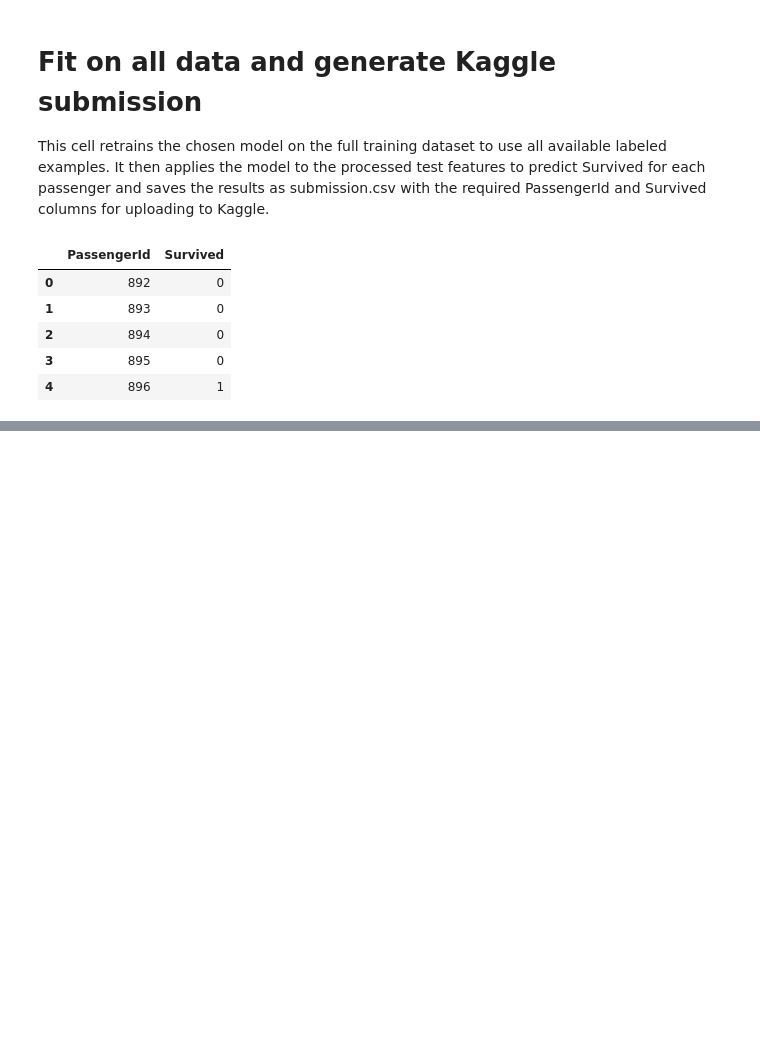
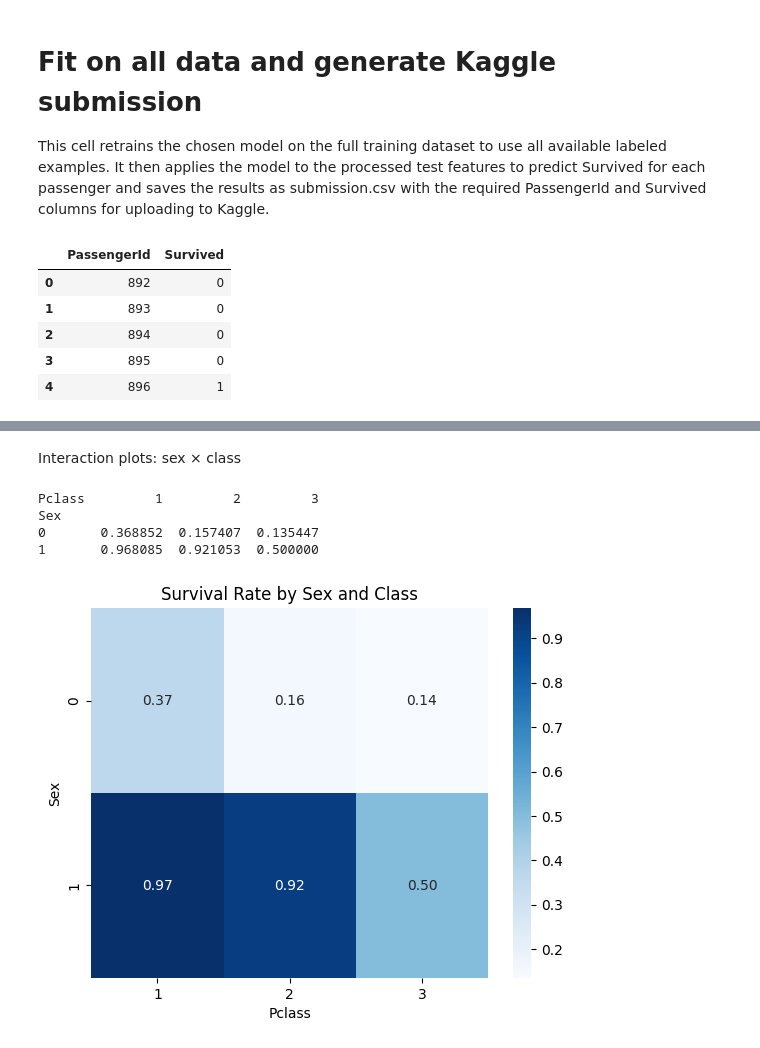
Before and after one commit to GarimaSharda/Kaggle-Knowledge-Project-Titanic, a Jupyter notebook: Kaggle_Titanic_project.ipynb, the cells around one changed output, grey strips where cells are left out. Cells and saved outputs as stored; diff of their text form; code cells hidden in the pictures; blank space fills up the shorter version.

```diff
--- a/Kaggle_Titanic_project.ipynb
+++ b/Kaggle_Titanic_project.ipynb
@@ -226,0 +315,17 @@ submission.head()
+# %% [markdown]
+Interaction plots: sex × class
+# %%
+sex_pclass = train.pivot_table(
+    index="Sex", columns="Pclass", values="Survived", aggfunc="mean"
+)
+print(sex_pclass)
+
+sns.heatmap(sex_pclass, annot=True, fmt=".2f", cmap="Blues")
+plt.title("Survival Rate by Sex and Class")
+plt.show()
+# %% [output]
+Pclass         1         2         3
+Sex
+0       0.368852  0.157407  0.135447
+1       0.968085  0.921053  0.500000
+[figure, added]
```
Also changed, not shown: parts of 23 cells of this notebook.
